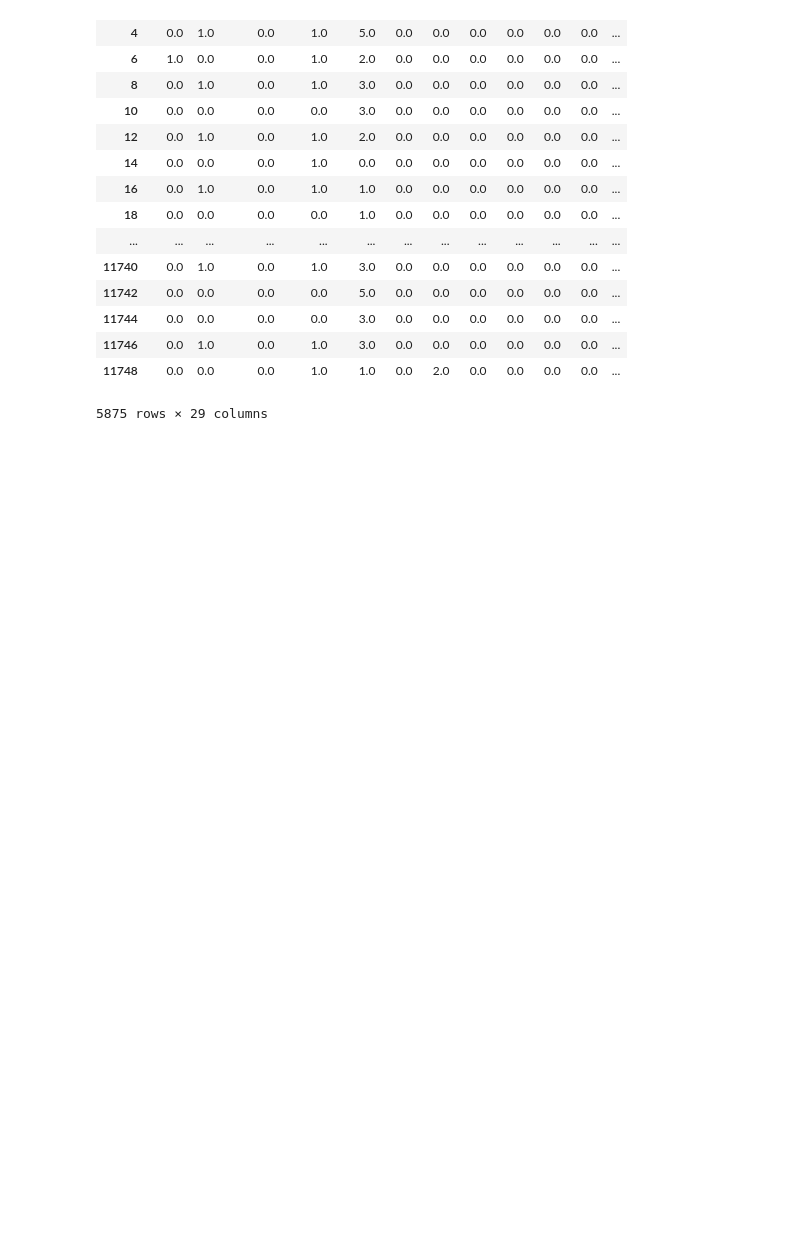
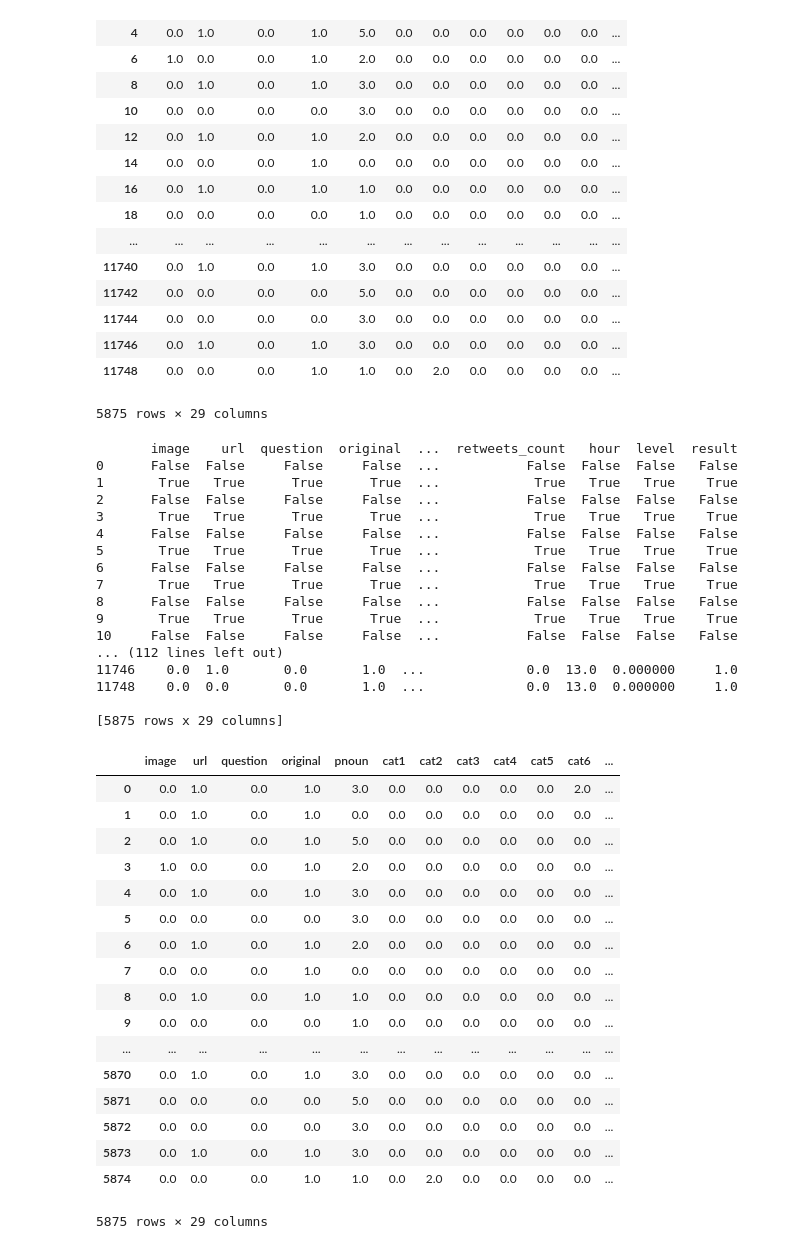
Before and after one commit to Prakface/Practice, a Jupyter notebook: Practice1.ipynb, the cells around one changed output. Drawn from its saved outputs; the diff is of its cells as text; code cells hidden in the pictures; blank space fills up the shorter version.

```diff
--- a/Practice1.ipynb
+++ b/Practice1.ipynb
@@ -66,3 +69,62 @@ df2
 | 11746 | 0.0 | 1.0 | 0.0 | 1.0 | 3.0 | 0.0 | 0.0 | 0.0 | 0.0 | 0.0 | 0.0 | ... |
 | 11748 | 0.0 | 0.0 | 0.0 | 1.0 | 1.0 | 0.0 | 2.0 | 0.0 | 0.0 | 0.0 | 0.0 | ... |
 5875 rows × 29 columns
+# %%
+
+
+print(data.isnull())
+
+#the follwoing line is used to remove null valued rows, but the index of rows still corresponds to old one , loses serial order
+data_modified= data.dropna()
+
+
+print(data_modified)
+
+
+#to arrange rows in serial order which are left in file
+
+
+
+data_modified.to_csv("modifiedData.csv", index=False)
+
+
+
+df2=pd.read_csv("modifiedData.csv")
+
+df2
+# %% [output]
+       image    url  question  original  ...  retweets_count   hour  level  result
+0      False  False     False     False  ...           False  False  False   False
+1       True   True      True      True  ...            True   True   True    True
+2      False  False     False     False  ...           False  False  False   False
+3       True   True      True      True  ...            True   True   True    True
+4      False  False     False     False  ...           False  False  False   False
+5       True   True      True      True  ...            True   True   True    True
+6      False  False     False     False  ...           False  False  False   False
+7       True   True      True      True  ...            True   True   True    True
+8      False  False     False     False  ...           False  False  False   False
+9       True   True      True      True  ...            True   True   True    True
+10     False  False     False     False  ...           False  False  False   False
+... (112 lines left out)
+11746    0.0  1.0       0.0       1.0  ...             0.0  13.0  0.000000     1.0
+11748    0.0  0.0       0.0       1.0  ...             0.0  13.0  0.000000     1.0
+
+[5875 rows x 29 columns]
+|  | image | url | question | original | pnoun | cat1 | cat2 | cat3 | cat4 | cat5 | cat6 | ... |
+| 0 | 0.0 | 1.0 | 0.0 | 1.0 | 3.0 | 0.0 | 0.0 | 0.0 | 0.0 | 0.0 | 2.0 | ... |
+| 1 | 0.0 | 1.0 | 0.0 | 1.0 | 0.0 | 0.0 | 0.0 | 0.0 | 0.0 | 0.0 | 0.0 | ... |
+| 2 | 0.0 | 1.0 | 0.0 | 1.0 | 5.0 | 0.0 | 0.0 | 0.0 | 0.0 | 0.0 | 0.0 | ... |
+| 3 | 1.0 | 0.0 | 0.0 | 1.0 | 2.0 | 0.0 | 0.0 | 0.0 | 0.0 | 0.0 | 0.0 | ... |
+| 4 | 0.0 | 1.0 | 0.0 | 1.0 | 3.0 | 0.0 | 0.0 | 0.0 | 0.0 | 0.0 | 0.0 | ... |
+| 5 | 0.0 | 0.0 | 0.0 | 0.0 | 3.0 | 0.0 | 0.0 | 0.0 | 0.0 | 0.0 | 0.0 | ... |
+| 6 | 0.0 | 1.0 | 0.0 | 1.0 | 2.0 | 0.0 | 0.0 | 0.0 | 0.0 | 0.0 | 0.0 | ... |
+| 7 | 0.0 | 0.0 | 0.0 | 1.0 | 0.0 | 0.0 | 0.0 | 0.0 | 0.0 | 0.0 | 0.0 | ... |
+| 8 | 0.0 | 1.0 | 0.0 | 1.0 | 1.0 | 0.0 | 0.0 | 0.0 | 0.0 | 0.0 | 0.0 | ... |
+| 9 | 0.0 | 0.0 | 0.0 | 0.0 | 1.0 | 0.0 | 0.0 | 0.0 | 0.0 | 0.0 | 0.0 | ... |
+| ... | ... | ... | ... | ... | ... | ... | ... | ... | ... | ... | ... | ... |
+| 5870 | 0.0 | 1.0 | 0.0 | 1.0 | 3.0 | 0.0 | 0.0 | 0.0 | 0.0 | 0.0 | 0.0 | ... |
+| 5871 | 0.0 | 0.0 | 0.0 | 0.0 | 5.0 | 0.0 | 0.0 | 0.0 | 0.0 | 0.0 | 0.0 | ... |
+| 5872 | 0.0 | 0.0 | 0.0 | 0.0 | 3.0 | 0.0 | 0.0 | 0.0 | 0.0 | 0.0 | 0.0 | ... |
+| 5873 | 0.0 | 1.0 | 0.0 | 1.0 | 3.0 | 0.0 | 0.0 | 0.0 | 0.0 | 0.0 | 0.0 | ... |
+| 5874 | 0.0 | 0.0 | 0.0 | 1.0 | 1.0 | 0.0 | 2.0 | 0.0 | 0.0 | 0.0 | 0.0 | ... |
+5875 rows × 29 columns
```
Also changed, not shown: parts of 1 cell of this notebook.
